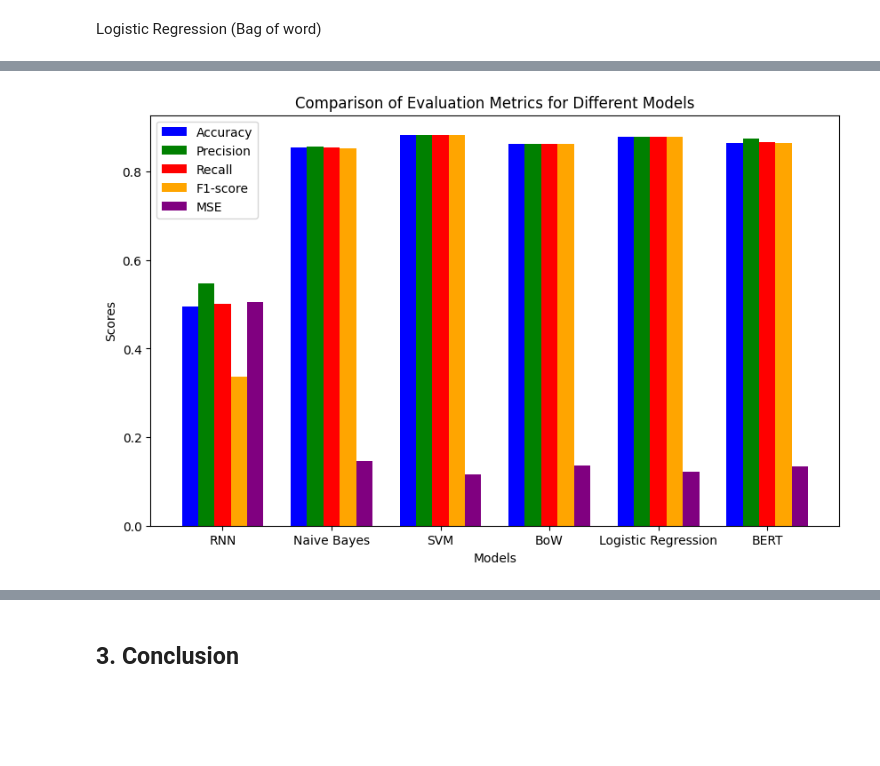
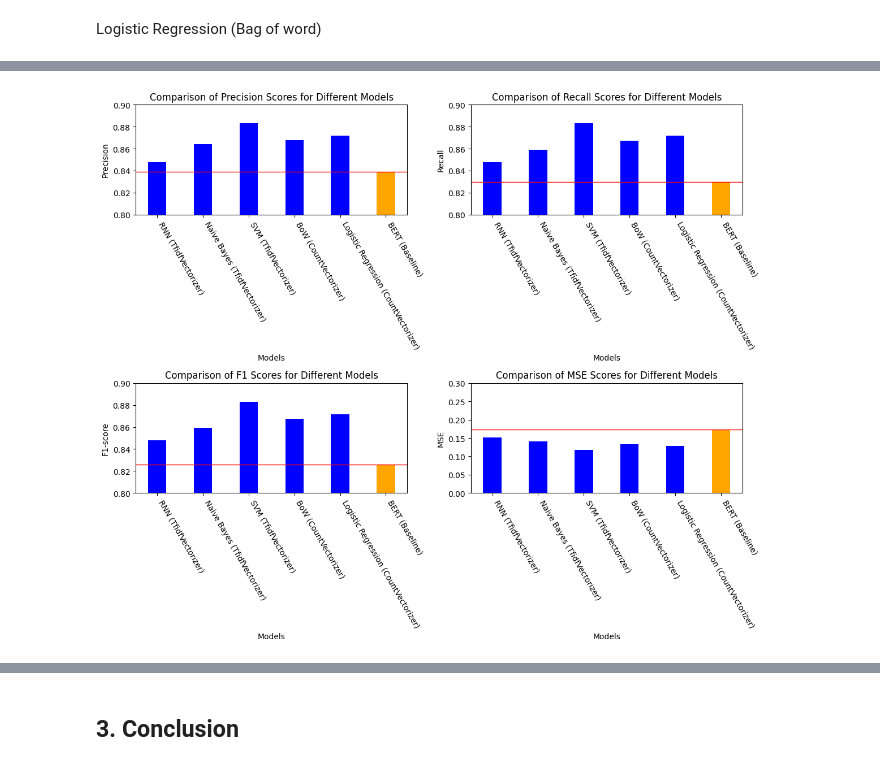
Before and after one commit to Jieoi/Text_Classification, a Jupyter notebook: NLP_midterm.ipynb, the cells around one changed output, grey strips where cells are left out. Saved outputs shown, nothing was run; the diff lists cells and outputs as text; code cells hidden in the pictures; blank space fills up the shorter version.

Commit message:
added step by step lemma and sw remove,new plot

```diff
--- a/NLP_midterm.ipynb
+++ b/NLP_midterm.ipynb
@@ -1444,45 +1607,71 @@ Mean Squared Error: 0.121875
 # %%
-# Create a list of model names
-models = ['RNN','Naive Bayes', 'SVM', 'BoW', 'Logistic Regression', 'BERT']
-
 # Create a list of evaluation metrics
-accuracy_scores = [accuracy_RNN, accuracy_NB, accuracy_SVM, accuracy_BoW, accuracy_LR, accuracy_BERT]
 precision_scores = [precision_RNN, precision_NB, precision_SVM, precision_BoW, precision_LR, precision_BERT]
 recall_scores = [recall_RNN, recall_NB, recall_SVM, recall_BoW, recall_LR, recall_BERT]
 f1_scores = [f1_RNN, f1_NB, f1_SVM, f1_BoW, f1_LR, f1_BERT]
 mse_scores = [mse_RNN, mse_NB, mse_SVM, mse_BoW, mse_LR, mse_BERT]
 
-plt.figure(figsize=(10, 6))
+# create a list of model name
+models = ['RNN (TfidfVectorizer)', 'Naive Bayes (TfidfVectorizer)', 'SVM (TfidfVectorizer)',
+          'BoW (CountVectorizer)', 'Logistic Regression (CountVectorizer)', 'BERT (Baseline)']
+
+# Set the figure size and create subplots
+fig, axs = plt.subplots(2, 2, figsize=(12, 10))
 
 # Set the width of each bar
-bar_width = 0.15
+bar_width = 0.4
 
 # Set the position of each bar on the x-axis
-r1 = np.arange(len(models))
-r2 = [x + bar_width for x in r1]
-r3 = [x + bar_width for x in r2]
-r4 = [x + bar_width for x in r3]
-r5 = [x + bar_width for x in r4]
-r6 = [x + bar_width for x in r5]
+r = np.arange(len(models))
 
-# Plot the grouped bar plot
-plt.bar(r1, accuracy_scores, color='b', width=bar_width, label='Accuracy')
-plt.bar(r2, precision_scores, color='g', width=bar_width, label='Precision')
-plt.bar(r3, recall_scores, color='r', width=bar_width, label='Recall')
-plt.bar(r4, f1_scores, color='orange', width=bar_width, label='F1-score')
-plt.bar(r5, mse_scores, color='purple', width=bar_width, label='MSE')
+# Initialize the bottom position of the bars
+bottom = np.zeros(len(models))
 
-# Add x-axis ticks and labels
-plt.xlabel('Models')
-plt.ylabel('Scores')
-plt.xticks([r + bar_width * 2 for r in range(len(models))], models)
-plt.title('Comparison of Evaluation Metrics for Different Models')
+# Plot precision scores
+axs[0, 0].bar(r, precision_scores, bottom=bottom, color='b', width=bar_width)
+axs[0, 0].bar(r[-1], precision_scores[-1], color='orange', width=bar_width)
+axs[0, 0].axhline(y=precision_scores[-1], color='red', linestyle='-', linewidth=1)
+axs[0, 0].set_ylim(0.8, 0.9)
+axs[0, 0].set_xlabel('Models')
+axs[0, 0].set_xticks(r , models, rotation=300, ha='left', va='top')
+axs[0, 0].set_ylabel('Precision')
+axs[0, 0].set_title('Comparison of Precision Scores for Different Models')
 
-# Add a legend
-plt.legend()
+# Plot recall scores
+axs[0, 1].bar(r, recall_scores, bottom=bottom, color='b', width=bar_width)
+axs[0, 1].bar(r[-1], recall_scores[-1], color='orange', width=bar_width)
+axs[0, 1].axhline(y=recall_scores[-1], color='red', linestyle='-', linewidth=1)
+axs[0, 1].set_ylim(0.8, 0.9)  # Adjust the limits
+axs[0, 1].set_xlabel('Models')
+axs[0, 1].set_xticks(r , models, rotation=300, ha='left', va='top')
+axs[0, 1].set_ylabel('Recall')
+axs[0, 1].set_title('Comparison of Recall Scores for Different Models')
+
+# Plot F1 scores
+axs[1, 0].bar(r, f1_scores, bottom=bottom, color='b', width=bar_width)
+axs[1, 0].bar(r[-1], f1_scores[-1], color='orange', width=bar_width)
+axs[1, 0].axhline(y=f1_scores[-1], color='red', linestyle='-', linewidth=1)
+axs[1, 0].set_ylim(0.8, 0.9)
+axs[1, 0].set_xlabel('Models')
+axs[1, 0].set_xticks(r , models, rotation=300, ha='left', va='top')
+axs[1, 0].set_ylabel('F1-score')
+axs[1, 0].set_title('Comparison of F1 Scores for Different Models')
+
+# Plot MSE scores
+axs[1, 1].bar(r, mse_scores, bottom=bottom, color='b', width=bar_width)
+axs[1, 1].bar(r[-1], mse_scores[-1], color='orange', width=bar_width)
+axs[1, 1].axhline(y=mse_scores[-1], color='red', linestyle='-', linewidth=1)
+axs[1, 1].set_ylim(0, 0.3)
+axs[1, 1].set_xlabel('Models')
+axs[1, 1].set_xticks(r , models, rotation=300, ha='left', va='top')
+axs[1, 1].set_ylabel('MSE')
+axs[1, 1].set_title('Comparison of MSE Scores for Different Models')
+
+# Adjust the spacing between subplots
+fig.tight_layout()
 
 # Display the plot
 plt.show()
 # %% [output]
-[figure, old version]
+[figure, new version]
 # %%
```
Also changed, not shown: parts of 86 cells of this notebook, 4 other files.
